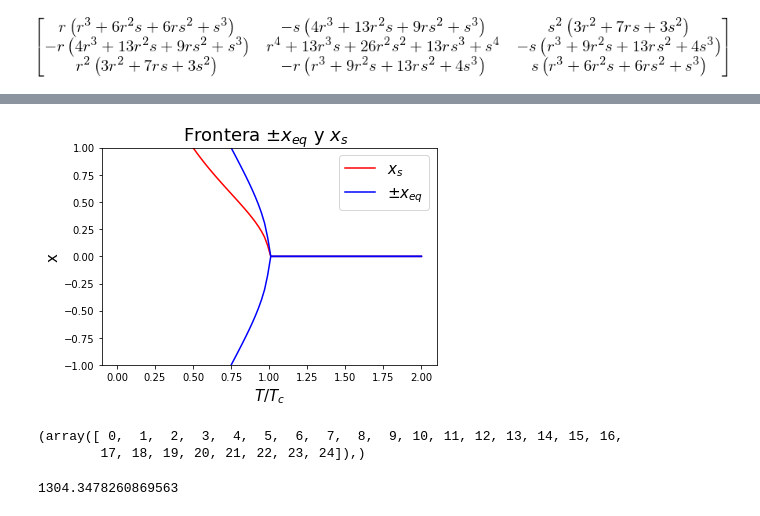
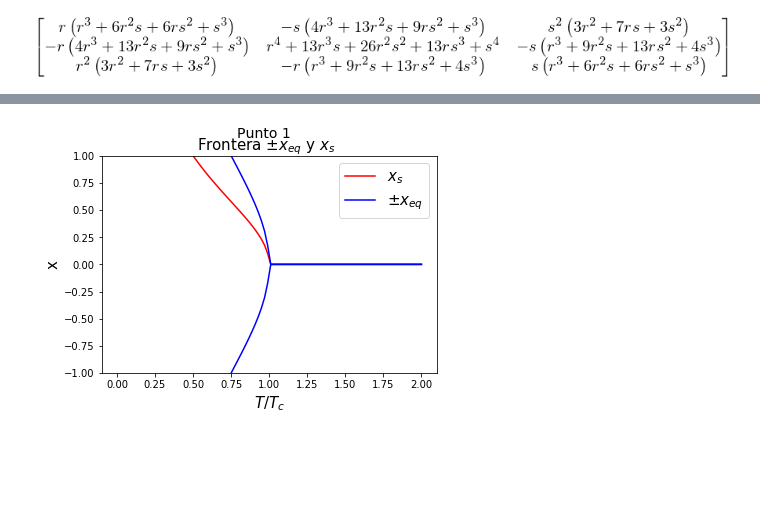
Before and after one commit to ClarkGuilty/2019, a Jupyter notebook: Codigo/ExamenFinalMec.Estadistica.ipynb, the cells around one changed output, grey strips where cells are left out. Cells and saved outputs as stored; diff of their text form; code cells hidden in the pictures; blank space fills up the shorter version.

```diff
--- a/Codigo/ExamenFinalMec.Estadistica.ipynb
+++ b/Codigo/ExamenFinalMec.Estadistica.ipynb
@@ -70,24 +72,15 @@ Te = np.linspace(1,Tcritico*2,100)
 # %%
 plt.figure()
 plt.plot(Te/Tcritico,xs(Te), color = 'red', label = r'$x_s$')
 plt.plot(Te/Tcritico,xeq(Te), color = 'blue', label =r'$\pm x_{eq}$')
 plt.plot(Te/Tcritico,-xeq(Te), color = 'blue')
 #plt.plot(Te/Tcritico,-xs(Te), color = 'red')
 plt.legend(prop={'size': 15})
-plt.title(r"Frontera $\pm x_{eq}$ y $x_s$  ",fontsize =18)
+plt.suptitle("Punto 1\n", fontsize=14)
+plt.title(r"Frontera $\pm x_{eq}$ y $x_s$  ",fontsize =15)
 plt.ylabel("x",fontsize = 15)
 plt.xlabel(r"$T/T_c$",fontsize = 15)
 plt.ylim(-1,1)
 plt.savefig('fig2.png', dpi = 600)
 # %% [output]
-[figure, old version]
+[figure, new version]
-# %%
-ii = np.where(Te<Tcritico)
-ii
-# %% [output]
-(array([ 0,  1,  2,  3,  4,  5,  6,  7,  8,  9, 10, 11, 12, 13, 14, 15, 16,
-        17, 18, 19, 20, 21, 22, 23, 24]),)
-# %%
-Tcritico
-# %% [output]
-1304.3478260869563
```
Also changed, not shown: parts of 4 cells of this notebook, 4 other files.
